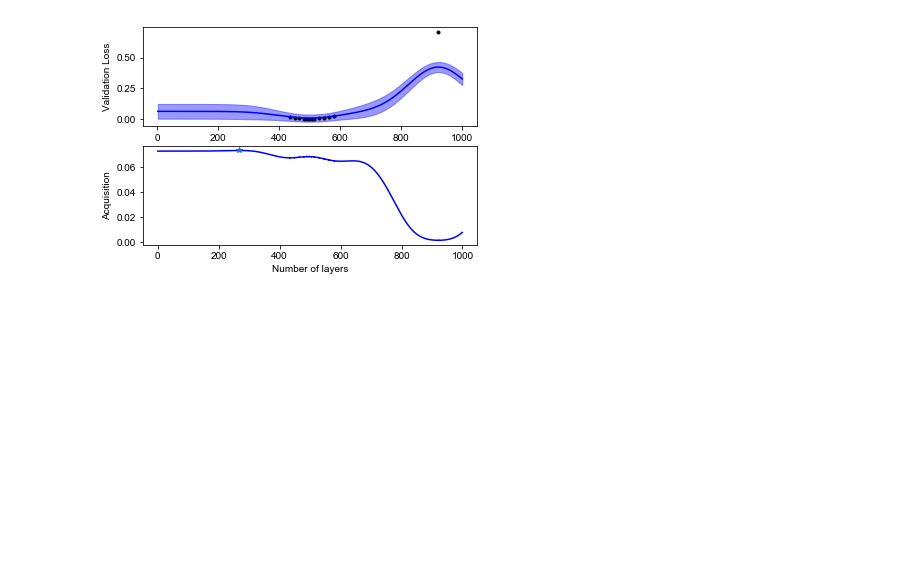
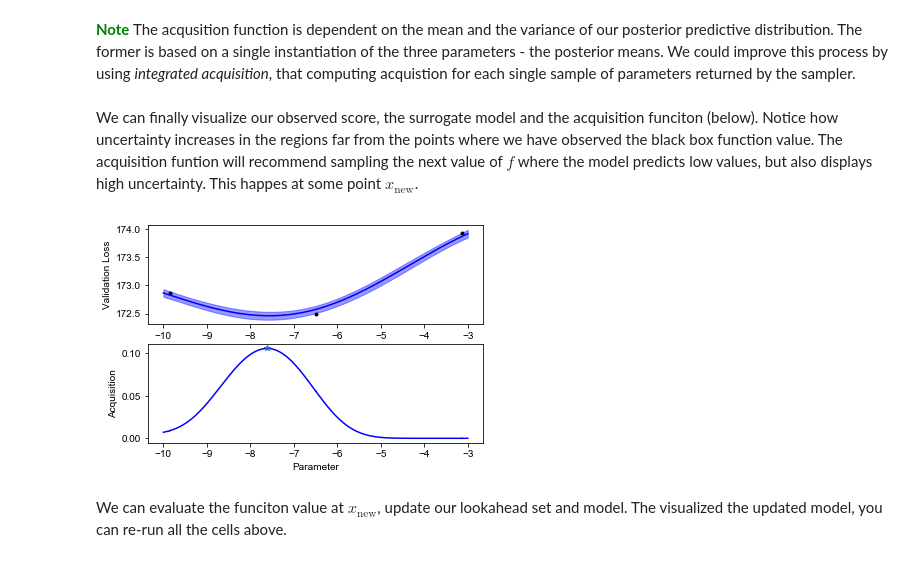
Before and after one commit to mstrazar/mstrazar.github.io, a Jupyter notebook: notebooks/bayopt-vae/bayopt-vae.ipynb, the cells around one changed output. Cells and saved outputs as stored; diff of their text form; code cells hidden in the pictures; blank space fills up the shorter version.

```diff
--- a/notebooks/bayopt-vae/bayopt-vae.ipynb
+++ b/notebooks/bayopt-vae/bayopt-vae.ipynb
@@ -159,10 +287,0 @@ plt.grid()
-# %%
-# Prior hyperparameters
-mu_noise = -4
-sd_noise = 1
-mu_signal = 1
-sd_signal = 2
-
-
-mu_lengthscale = 4
-sd_lengthscale = 1.5
@@ -198,7 +290,7 @@ Also important is the lengthscale distribution; The value of this parameter will
 # %%
-def sample_hyperparameters(X, y, look_x):
+def sample_hyperparameters(X, y, lookahead):
     """ Sample hyperparameters with the Stan model. """
-    fit = sm.sampling(data={"X": X[look_x], "y": y, "D": 1, "N": len(y),
+    fit = sm.sampling(data={"X": X[lookahead], "y": y, "D": 1, "N": len(y),
                             "mu_noise": mu_noise,
                             "sd_noise": sd_noise,
                             "mu_signal": mu_signal,
@@ -210,10 +302,10 @@ def sample_hyperparameters(X, y, look_x):
     lengthscale_post = np.mean(fit["lengthscale"])
     return noise_post, signal_post, lengthscale_post
 
-y = np.array(scores)
-noise_post, signal_post, lengthscale_post = sample_hyperparameters(X, y, look_x)
+y = np.array(scores).ravel()
+noise_post, signal_post, lengthscale_post = sample_hyperparameters(X, y, lookahead)
 
 print("Noise variance (posterior mean): %.3f" % noise_post)
 print("Signal variance (posterior mean): %.3f" % signal_post)
-print("Lengthscale (posterior mean): %.3f"lengthscale % lengthscale_post)
+print("Lengthscale (posterior mean): %.3f" % lengthscale_post)
 # %% [output]
@@ -223,9 +319,9 @@ Lengthscale (posterior mean): 139.193
 # %%
-def fit_gp(X, y, look_x, noise_var, signal_var, lengthscale):
+def fit_gp(X, y, lookahead, noise_var, signal_var, lengthscale):
     Kx = exponential_kernel(X, X, lengthscale=lengthscale)
     gp = GP(noise=noise_var, signal=signal_var)
-    gp.fit(Kx[look_x, :][:, look_x], y)
-    ym, yv = gp.predict(Kx[:, look_x], np.diagonal(Kx))
+    gp.fit(Kx[lookahead, :][:, lookahead], y)
+    ym, yv = gp.predict(Kx[:, lookahead], np.diagonal(Kx))
     return ym, yv
 
-ym, yv = fit_gp(X, y, look_x, noise_post, signal_post, lengthscale_post)
+ym, yv = fit_gp(X, y, lookahead, noise_post, signal_post, lengthscale_post)
@@ -240,32 +341,37 @@ def ei(mu, std, tau):
     """
     z = (mu.ravel() - tau) / std.ravel()
     return (mu.ravel() - tau) * mvn.cdf(z) + std.ravel() * mvn.pdf(z)
+# %% [markdown]
+<font color="green"><b>Note   </b></font> The acqusition function is dependent on the mean and the variance of our posterior predictive distribution. The former is based on a single instantiation of the three parameters - the posterior means.  We could improve this process by using <i>integrated acquisition</i>, that computing acquistion for each single sample of parameters returned by the sampler.
 # %%
 def compute_acquisition(ym, yv):
     """ Compute acquisition function and return next candidates """
     aq = ei(mu = -ym, std=np.sqrt(yv), tau=max(-ym))
-    aq[look_x] = -np.inf
+    aq[lookahead] = -np.inf
     imax = np.argmax(aq)
     return aq, imax
 
 aq, imax = compute_acquisition(ym, yv)
+# %% [markdown]
+We can finally visualize our observed score, the surrogate model and the acquisition funciton (below). Notice how uncertainty increases in the regions far from the points where we have observed the black box function value. The acquisition funtion will recommend sampling the next value of $f$ where the model predicts low values, but also displays high uncertainty. This happes at some point $x_{\text{new}}$.
 # %%
-def plot_fit(X, y, look_x, ym, yv, aq, title=""):
+def plot_fit(X, y, lookahead, ym, yv, aq, title=""):
     """ Plot the model fit and the acquisition function. """
     fig, ax = plt.subplots(nrows=2, ncols=1)
     ax[0].set_title(title)
-    ax[0].plot(X[look_x], y, ".", color="black")
+    ax[0].plot(X[lookahead], y, ".", color="black")
     ax[0].plot(X, ym, "-", color="blue")
     ax[0].fill_between(X.ravel(), ym.ravel()-yv.ravel(), ym.ravel()+yv.ravel(), color="blue", alpha=0.4)
     ax[0].set_ylabel("Validation Loss")
-    ax[1].plot(aq, color="blue")
-    ax[1].plot(imax, aq[imax], "*")
+    ax[1].plot(X.ravel(), aq, color="blue")
+    ax[1].plot(X[imax], aq[imax], "*")
     ax[1].set_ylabel("Acquisition")
-    ax[1].set_xlabel("Number of layers")
+    ax[1].set_xlabel("Parameter")
 
-
-plot_fit(X, y, look_x, ym, yv, aq)
+plot_fit(X, y, lookahead, ym, yv, aq)
 # %% [output]
-[figure, old version]
+[figure, new version]
+# %% [markdown]
+We can evaluate the funciton value at $x_{\text{new}}$, update our lookahead set and model. The visualized the updated model, you can re-run all the cells above.
 # %%
 # Add to look-ahead and compute scores
```
Also changed, not shown: parts of 55 cells of this notebook, 2 other files.
